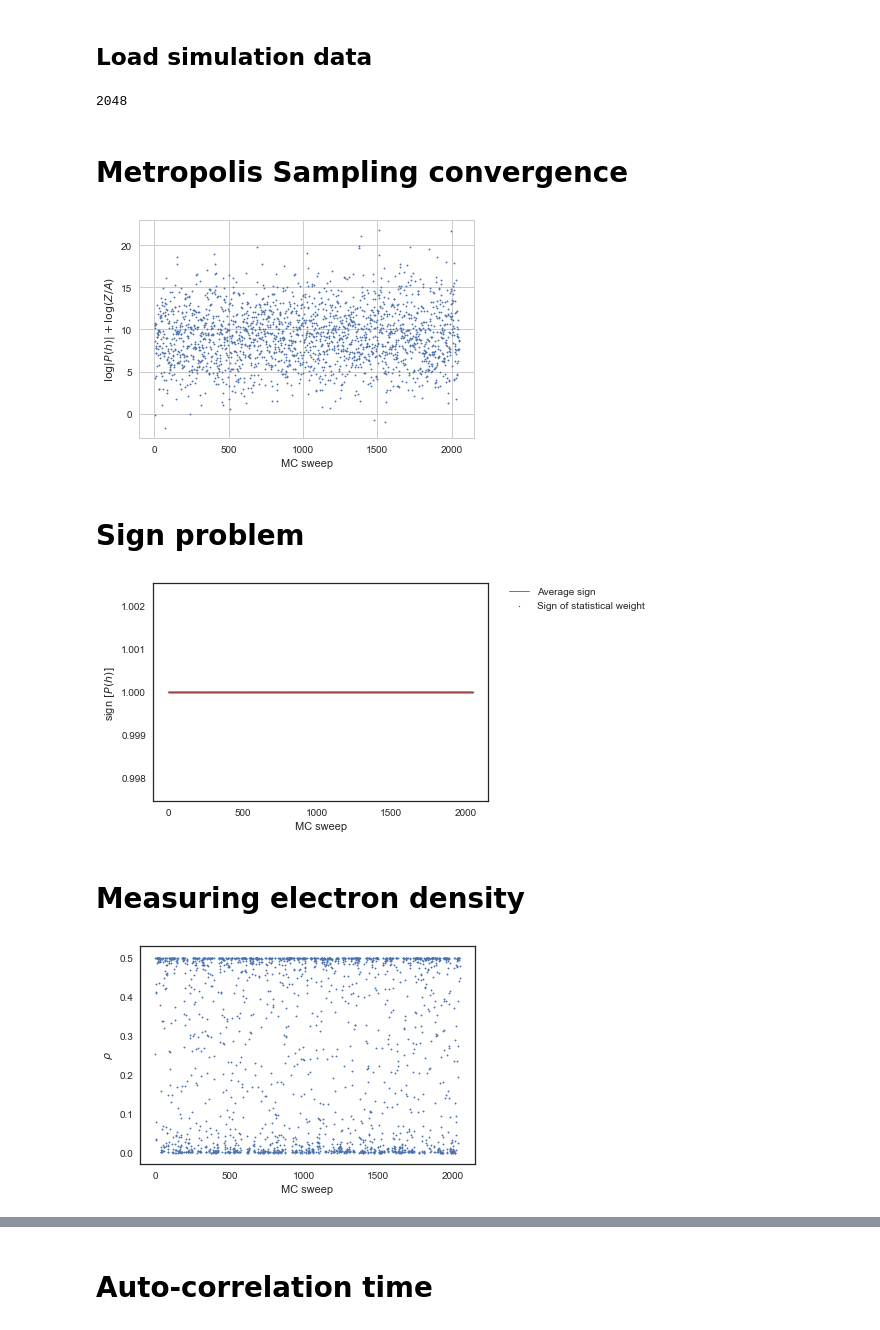
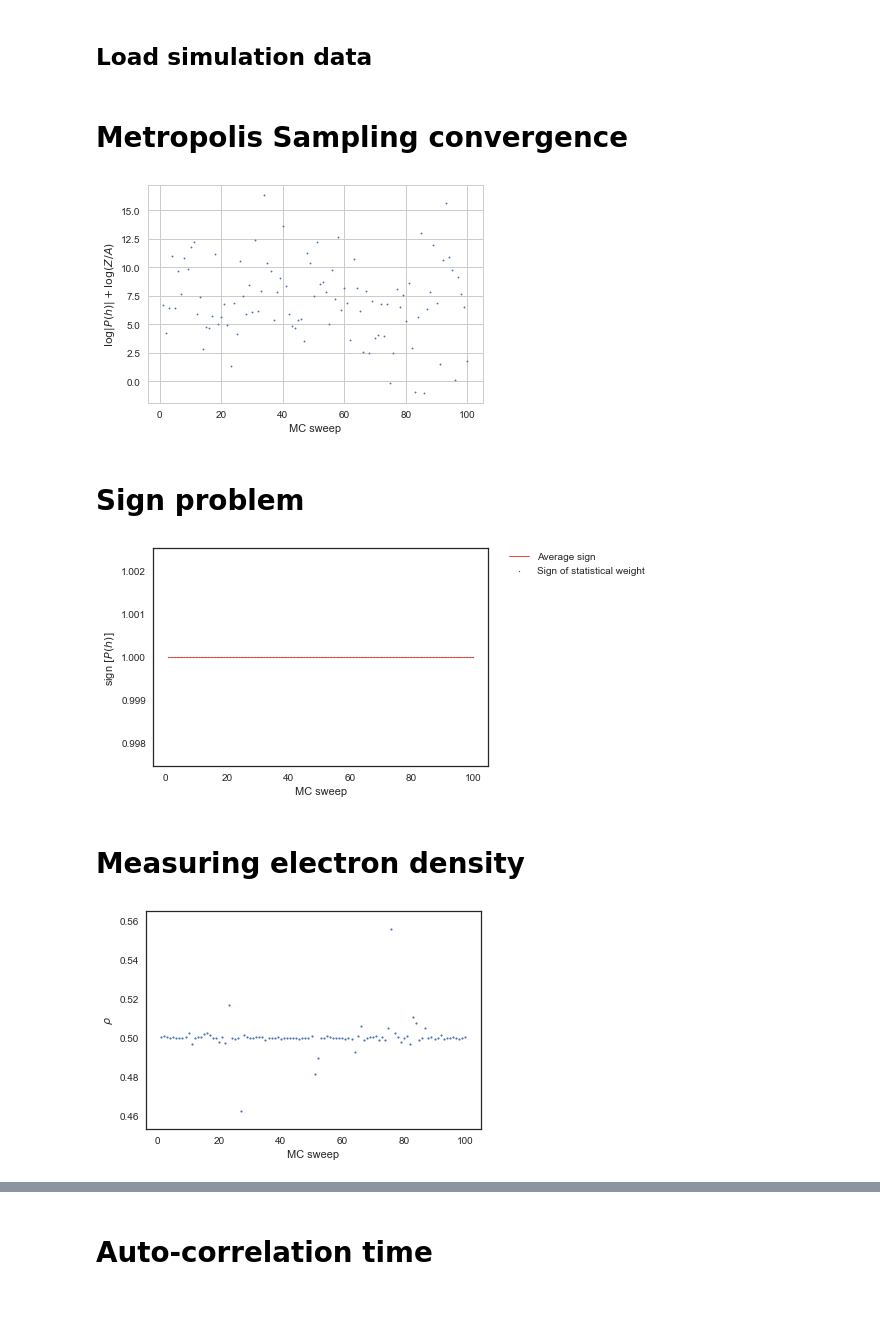
Before and after one commit to SriramanT/qmc_master_code, a Jupyter notebook: hubbard1D-v1.3/plots/plots.ipynb, the cells around one changed output, grey strips where cells are left out. Cells and saved outputs as stored; diff of their text form; code cells hidden in the pictures.

```diff
--- a/hubbard1D-v1.3/plots/plots.ipynb
+++ b/hubbard1D-v1.3/plots/plots.ipynb
@@ -36,7 +36,7 @@ intsize = int(simulationParameters[9])
 
 # Load weights to plot
 
-measurements = np.loadtxt('measurements.txt', skiprows = 1)
+measurements = np.loadtxt('measurementsScalars.txt', skiprows = 1)
 
 weights = measurements[:, 0]
 
@@ -68,10 +68,6 @@ np.savetxt(directory2 + '/weights_' + \
 np.savetxt(directory2 + '/simulationParameters_' + \
            'totalMCSweeps_' + str(totalMCSweeps) + \
            '_freq_' + str(freq) + '_intsize_' + str(intsize) + '.txt', (simulationParameters))
-# %%
-time.size
-# %% [output]
-2048
 # %% [markdown]
 # Metropolis Sampling convergence
 # %%
@@ -86,7 +82,7 @@ if SAVEPLOTS == 1:
     plt.savefig(directory1 + '/weightsVsMCstep' + str(totalMCSweeps) + 'sweeps' + \
                 '_freq_' + str(freq) + '.png', dpi = 600)
 # %% [output]
-[figure, old version]
+[figure, new version]
 # %% [markdown]
 # Sign problem
 # %%
@@ -111,7 +107,7 @@ if SAVEPLOTS == 1:
                 '_freq_' + str(freq) + '.png', dpi = 600,
                 bbox_extra_artists=(lgd,), bbox_inches='tight')
 # %% [output]
-[figure, old version]
+[figure, new version]
 # %% [markdown]
 # Measuring electron density
 # %%
@@ -119,14 +115,14 @@ electronDensity = measurements[:, 2] - 1
 np.savetxt(directory2 + '/electronDensity' + str(totalMCSweeps) + \
            '_freq_' + str(freq) + '.txt', (electronDensity))
 # %%
-plt.scatter(time, electronDensity, s = 2)
+plt.scatter(time, electronDensity, s = 3)
 plt.xlabel('MC sweep')
 plt.ylabel(r'$\rho$')
 if SAVEPLOTS == 1:
     plt.savefig(directory1 + '/electronDensity' + str(totalMCSweeps) + 'sweeps' + \
                 '_freq_' + str(freq) + '.png', dpi = 600)
 # %% [output]
-[figure, old version]
+[figure, new version]
 # %%
 np.mean(electronDensity)
 # %% [output]
```
Also changed, not shown: parts of 18 cells of this notebook, 29 other files.
